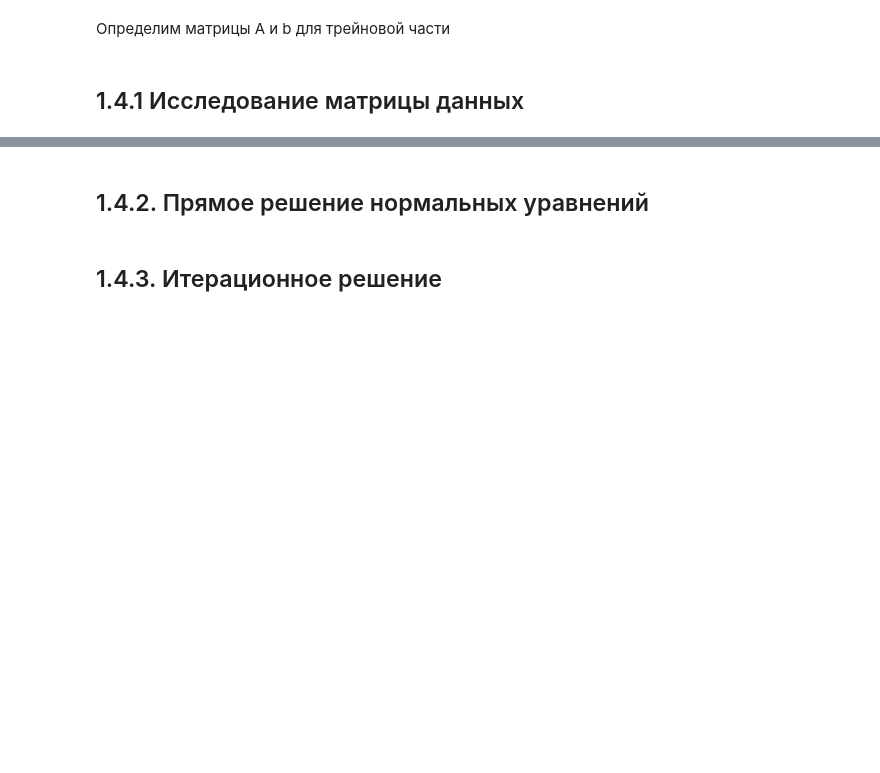
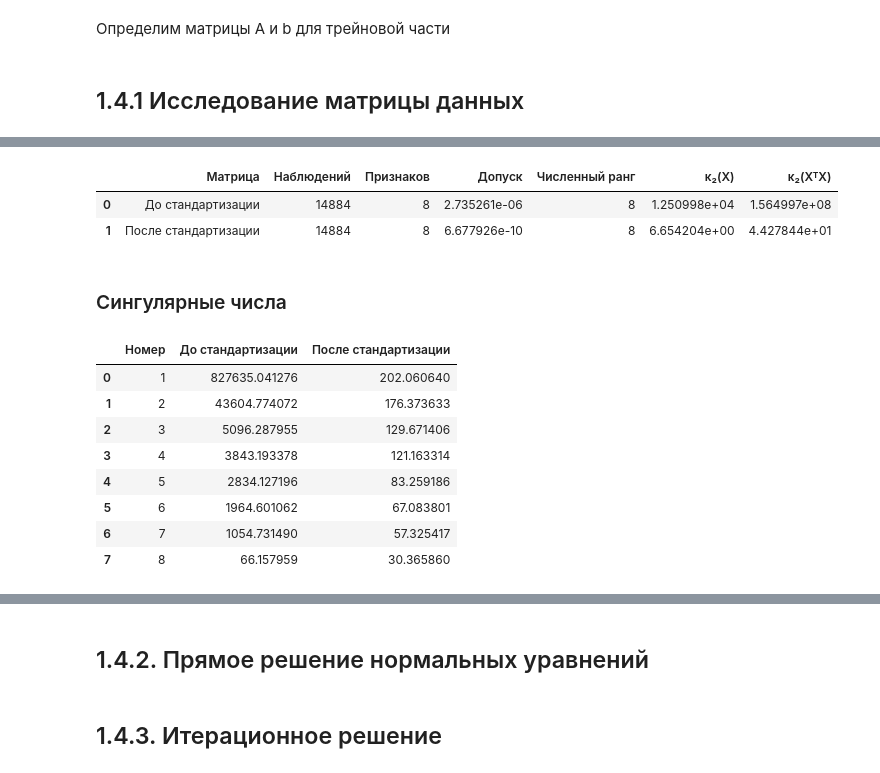
Before and after one commit to aibryanov/MOMO_labs, a Jupyter notebook: lab_1/lab_1.ipynb, the cells around one changed output, grey strips where cells are left out. Cells and saved outputs as stored; diff of their text form; code cells hidden in the pictures; blank space fills up the shorter version.

```diff
--- a/lab_1/lab_1.ipynb
+++ b/lab_1/lab_1.ipynb
@@ -202,0 +225,56 @@ b_train = X_train.T @ y_train
+# %%
+eigenvalues = np.linalg.eigvalsh(A_train)
+
+singular_values = np.linalg.svd(X_train, compute_uv=False)
+singular_values_std = np.linalg.svd(X_train_std, compute_uv=False)
+
+tol = singular_values[0] * max(X_train.shape) * np.finfo(singular_values.dtype).eps
+tol_std = singular_values_std[0] * max(X_train_std.shape) * np.finfo(singular_values_std.dtype).eps
+
+rank = np.count_nonzero(singular_values > tol)
+rank_std = np.count_nonzero(singular_values_std > tol_std)
+
+A_train_std = X_train_std.T @ X_train_std
+
+cond_X_train = singular_values[0] / singular_values[-1] if singular_values[-1] > 0 else np.inf
+cond_X_train_std = singular_values_std[0] / singular_values_std[-1] if singular_values_std[-1] > 0 else np.inf
+cond_A_train = np.linalg.cond(A_train, p=2)
+cond_A_train_std = np.linalg.cond(A_train_std, p=2)
+
+matrix_diagnostics = pd.DataFrame({
+    "Матрица": ["До стандартизации", "После стандартизации"],
+    "Наблюдений": [X_train.shape[0], X_train_std.shape[0]],
+    "Признаков": [X_train.shape[1], X_train_std.shape[1]],
+    "Допуск": [tol, tol_std],
+    "Численный ранг": [rank, rank_std],
+    "κ₂(X)": [cond_X_train, cond_X_train_std],
+    "κ₂(XᵀX)": [cond_A_train, cond_A_train_std],
+})
+
+with pd.option_context("display.float_format", "{:.6e}".format):
+    display(matrix_diagnostics)
+# %% [output]
+|  | Матрица | Наблюдений | Признаков | Допуск | Численный ранг | κ₂(X) | κ₂(XᵀX) |
+| 0 | До стандартизации | 14884 | 8 | 2.735261e-06 | 8 | 1.250998e+04 | 1.564997e+08 |
+| 1 | После стандартизации | 14884 | 8 | 6.677926e-10 | 8 | 6.654204e+00 | 4.427844e+01 |
+# %% [markdown]
+### Сингулярные числа
+# %%
+singular_values_table = pd.DataFrame({
+    "Номер": np.arange(1, len(singular_values) + 1),
+    "До стандартизации": singular_values,
+    "После стандартизации": singular_values_std,
+})
+
+with pd.option_context("display.max_rows", None):
+    display(singular_values_table)
+# %% [output]
+|  | Номер | До стандартизации | После стандартизации |
+| 0 | 1 | 827635.041276 | 202.060640 |
+| 1 | 2 | 43604.774072 | 176.373633 |
+| 2 | 3 | 5096.287955 | 129.671406 |
+| 3 | 4 | 3843.193378 | 121.163314 |
+| 4 | 5 | 2834.127196 | 83.259186 |
+| 5 | 6 | 1964.601062 | 67.083801 |
+| 6 | 7 | 1054.731490 | 57.325417 |
+| 7 | 8 | 66.157959 | 30.365860 |
```
Also changed, not shown: parts of 14 cells of this notebook.
